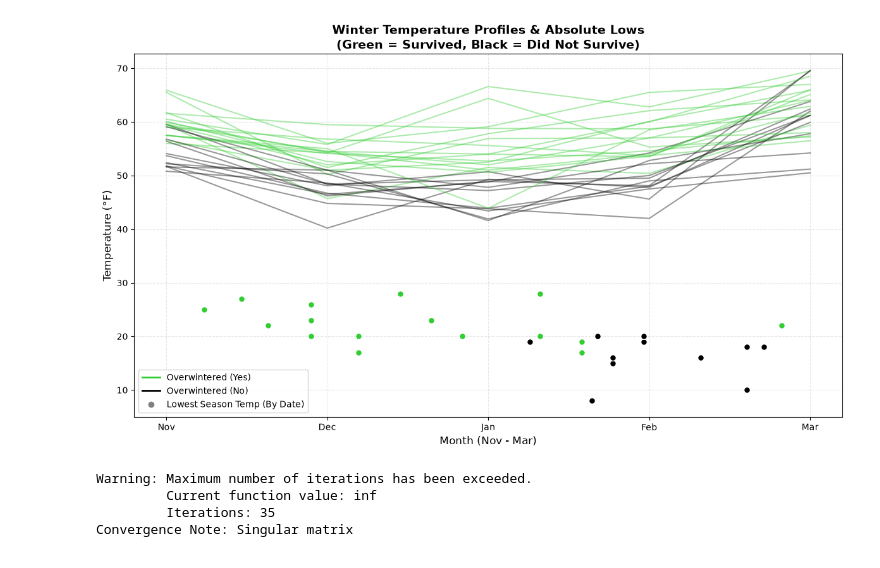
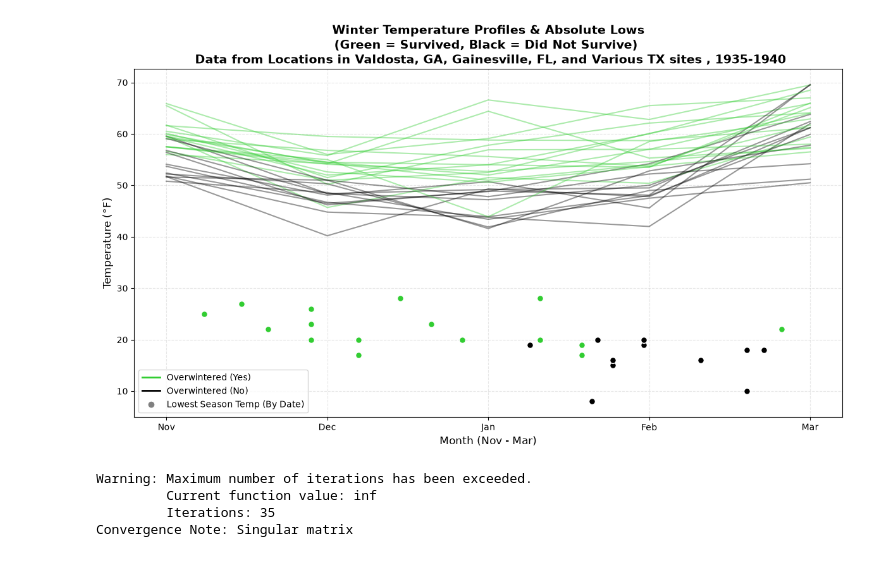
Before and after one commit to ThomWorm/SWIFT, a Jupyter notebook: Parman/parman_analysis.ipynb, the cells around one changed output. Drawn from its saved outputs; the diff is of its cells as text; code cells hidden in the pictures.

```diff
--- a/Parman/parman_analysis.ipynb
+++ b/Parman/parman_analysis.ipynb
@@ -51,35 +51,35 @@ for _, row in df.iterrows():
 
     # Plot connecting line for the average monthly temperatures
     temps = [row['Nov_Temp'], row['Dec_Temp'], row['Jan_Temp'], row['Feb_Temp'], row['Mar_Temp']]
     ax.plot(months, temps, color=color, alpha=0.4, linewidth=1.5)
 
     # Calculate exactly where the 'lowest temperature' point should sit on the x-axis
     m_idx = month_to_idx[row['Lowest_Temp_Month']]
     day_fraction = (row['Lowest_Temp_Day'] - 1) / days_in_month[row['Lowest_Temp_Month']]
     x_pos = m_idx + day_fraction
 
     # Overlay the lowest temp point
     ax.scatter(x_pos, row['Lowest_Temp'], color=color, s=50, edgecolors='white', zorder=5)
 
 # 5. Styling
-ax.set_title('Winter Temperature Profiles & Absolute Lows\n(Green = Survived, Black = Did Not Survive)', fontsize=14, fontweight='bold')
+ax.set_title('Winter Temperature Profiles & Absolute Lows\n(Green = Survived, Black = Did Not Survive) \n Data from Locations in Valdosta, GA, Gainesville, FL, and Various TX sites , 1935-1940', fontsize=14, fontweight='bold')
 ax.set_ylabel('Temperature (°F)', fontsize=12)
 ax.set_xlabel('Month (Nov - Mar)', fontsize=12)
 ax.grid(True, alpha=0.3, linestyle='--')
 
 # Custom legend
 from matplotlib.lines import Line2D
 legend_elements = [
     Line2D([0], [0], color='limegreen', lw=2, label='Overwintered (Yes)'),
     Line2D([0], [0], color='black', lw=2, label='Overwintered (No)'),
     Line2D([0], [0], marker='o', color='w', markerfacecolor='gray', markersize=8, label='Lowest Season Temp (By Date)')
 ]
 ax.legend(handles=legend_elements, loc='best')
 
 plt.tight_layout()
 plt.show()
 # %% [output]
-[figure, old version]
+[figure, new version]
 # %%
 import pandas as pd
 import numpy as np
```
Also changed, not shown: parts of 1 cell of this notebook, 2 other files.
